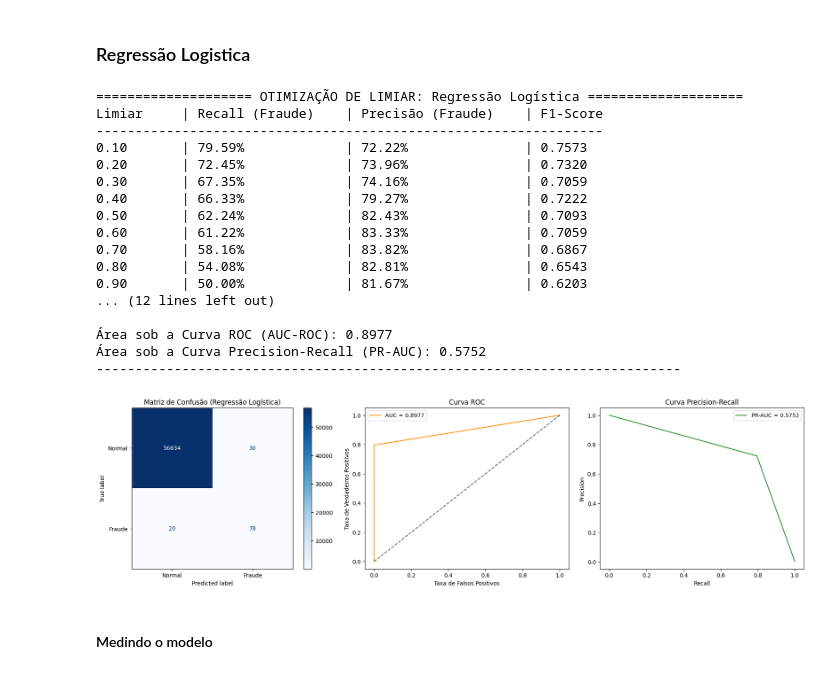
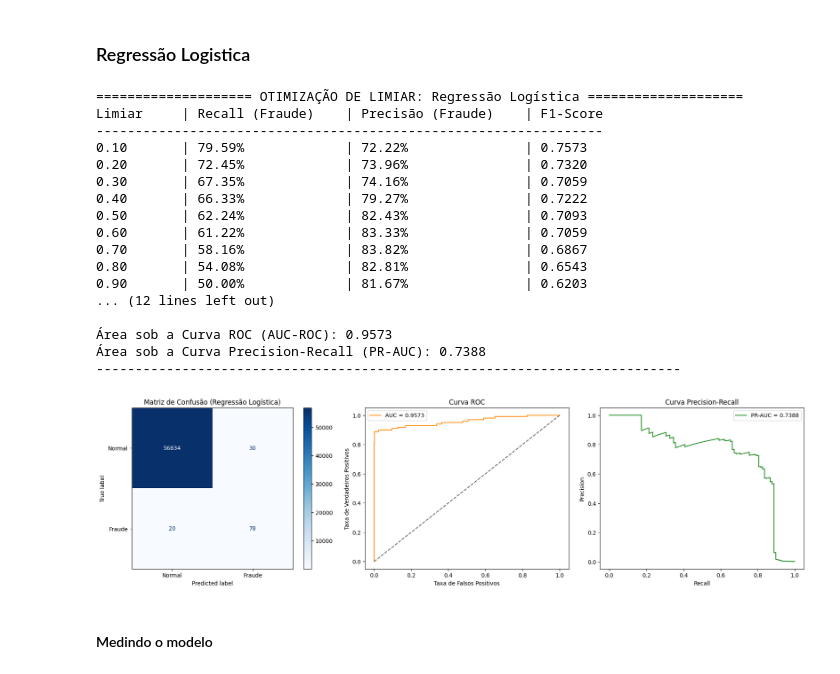
Before and after one commit to echer/dio-challenge-python-anomaly-detection-fraud, a Jupyter notebook: fraud-detection.ipynb, the cells around one changed output. Drawn from its saved outputs; the diff is of its cells as text; code cells hidden in the pictures.

```diff
--- a/fraud-detection.ipynb
+++ b/fraud-detection.ipynb
@@ -128,34 +130,34 @@ def avaliar_modelo(y_true, y_prob, threshold=0.50, nome_modelo="Modelo", plot_gr
 # %%
 model = LogisticRegression(max_iter=2000, random_state=random_seed)
 
 model.fit(x_train, y_train)
 
 #y_pred = model.predict(x_test)
 y_prob = model.predict_proba(x_test)[:, 1]
 
 # Gera a previsão final usando o melhor limiar encontrado:
 best_threshold = encontrar_melhor_limiar(y_test, y_prob, nome_modelo="Regressão Logística")
 y_pred = (y_prob >= best_threshold).astype(int)
-avaliar_modelo(y_test, y_pred,best_threshold,"Regressão Logística")
+avaliar_modelo(y_test, y_prob,best_threshold,"Regressão Logística")
 # %% [output]
 ==================== OTIMIZAÇÃO DE LIMIAR: Regressão Logística ====================
 Limiar     | Recall (Fraude)    | Precisão (Fraude)    | F1-Score
 -----------------------------------------------------------------
 0.10       | 79.59%             | 72.22%               | 0.7573
 0.20       | 72.45%             | 73.96%               | 0.7320
 0.30       | 67.35%             | 74.16%               | 0.7059
 0.40       | 66.33%             | 79.27%               | 0.7222
 0.50       | 62.24%             | 82.43%               | 0.7093
 0.60       | 61.22%             | 83.33%               | 0.7059
 0.70       | 58.16%             | 83.82%               | 0.6867
 0.80       | 54.08%             | 82.81%               | 0.6543
 0.90       | 50.00%             | 81.67%               | 0.6203
 ... (12 lines left out)
 
-Área sob a Curva ROC (AUC-ROC): 0.8977
-Área sob a Curva Precision-Recall (PR-AUC): 0.5752
+Área sob a Curva ROC (AUC-ROC): 0.9573
+Área sob a Curva Precision-Recall (PR-AUC): 0.7388
 ---------------------------------------------------------------------------
-[figure, old version]
+[figure, new version]
 # %% [markdown]
 #### Medindo o modelo
 # %% [markdown]
```
Also changed, not shown: parts of 3 cells of this notebook.
